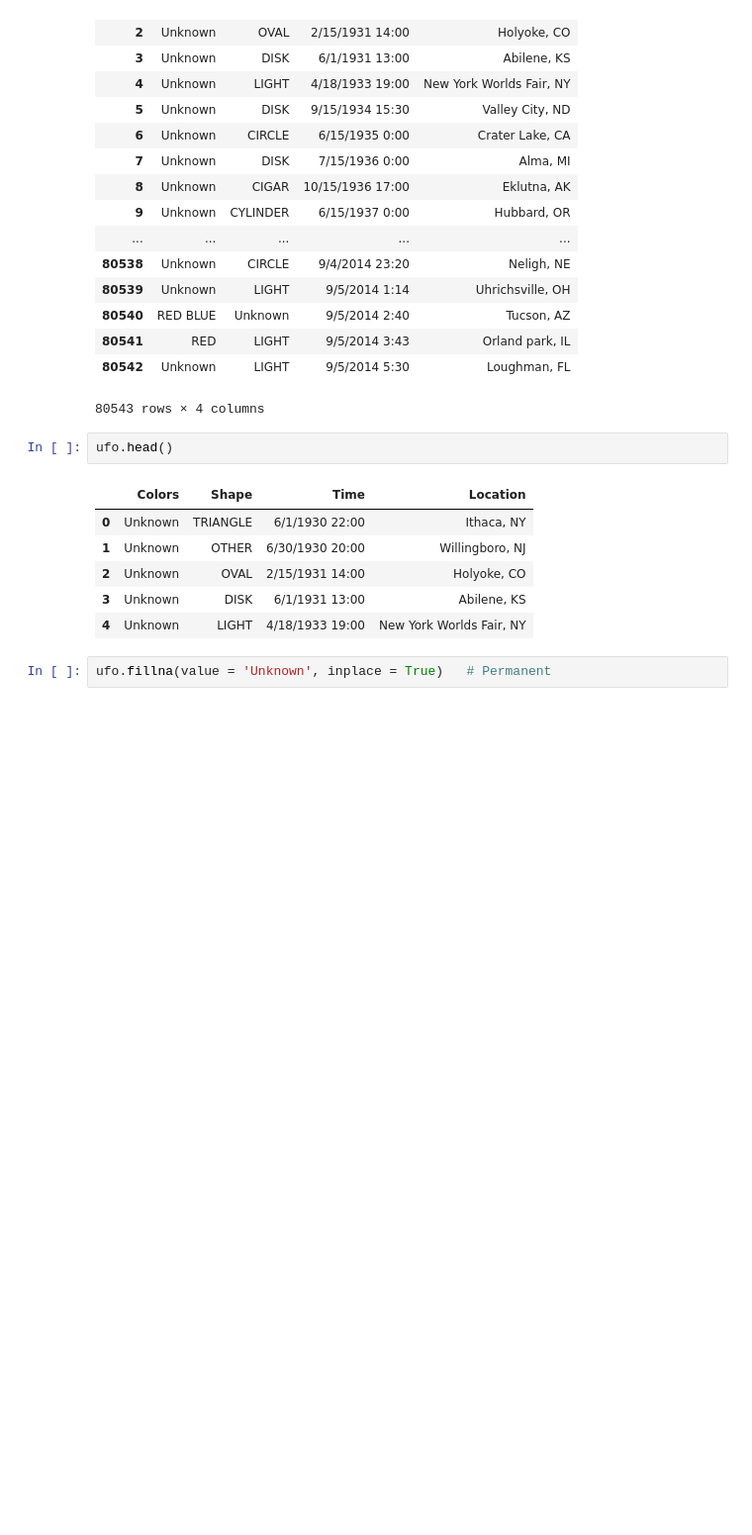
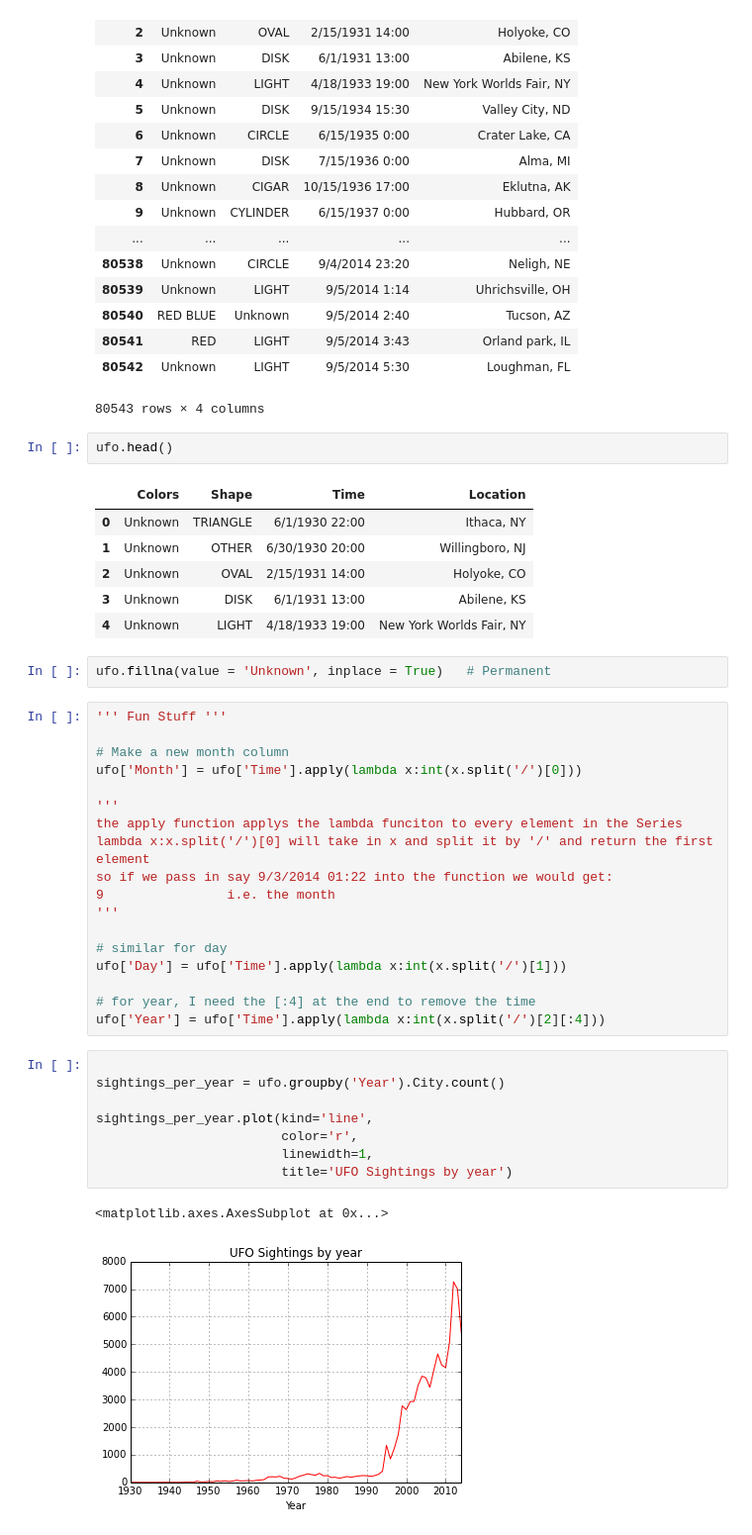
Before and after one commit to sinanuozdemir/sfdat22, a Jupyter notebook: notebooks/02_pandas.ipynb, the cells around one changed output. Shown: that part at 99% size. Drawn from its saved outputs; the diff is of its cells as text; blank space fills up the shorter version.

```diff
--- a/notebooks/02_pandas.ipynb
+++ b/notebooks/02_pandas.ipynb
@@ -796,3 +899,32 @@ ufo.head()
 | 4 | Unknown | LIGHT | 4/18/1933 19:00 | New York Worlds Fair, NY |
 # %%
 ufo.fillna(value = 'Unknown', inplace = True)   # Permanent
+# %%
+''' Fun Stuff '''
+
+# Make a new month column
+ufo['Month'] = ufo['Time'].apply(lambda x:int(x.split('/')[0]))
+
+'''
+the apply function applys the lambda funciton to every element in the Series
+lambda x:x.split('/')[0] will take in x and split it by '/' and return the first element
+so if we pass in say 9/3/2014 01:22 into the function we would get:
+9                i.e. the month
+'''
+
+# similar for day
+ufo['Day'] = ufo['Time'].apply(lambda x:int(x.split('/')[1]))
+
+# for year, I need the [:4] at the end to remove the time
+ufo['Year'] = ufo['Time'].apply(lambda x:int(x.split('/')[2][:4]))
+# %%
+
+sightings_per_year = ufo.groupby('Year').City.count()
+
+sightings_per_year.plot(kind='line',
+                        color='r',
+                        linewidth=1,
+                        title='UFO Sightings by year')
+# %% [output]
+<matplotlib.axes.AxesSubplot at 0x...>
+[figure, added]
```
Also changed, not shown: parts of 29 cells of this notebook, 2 other files.
